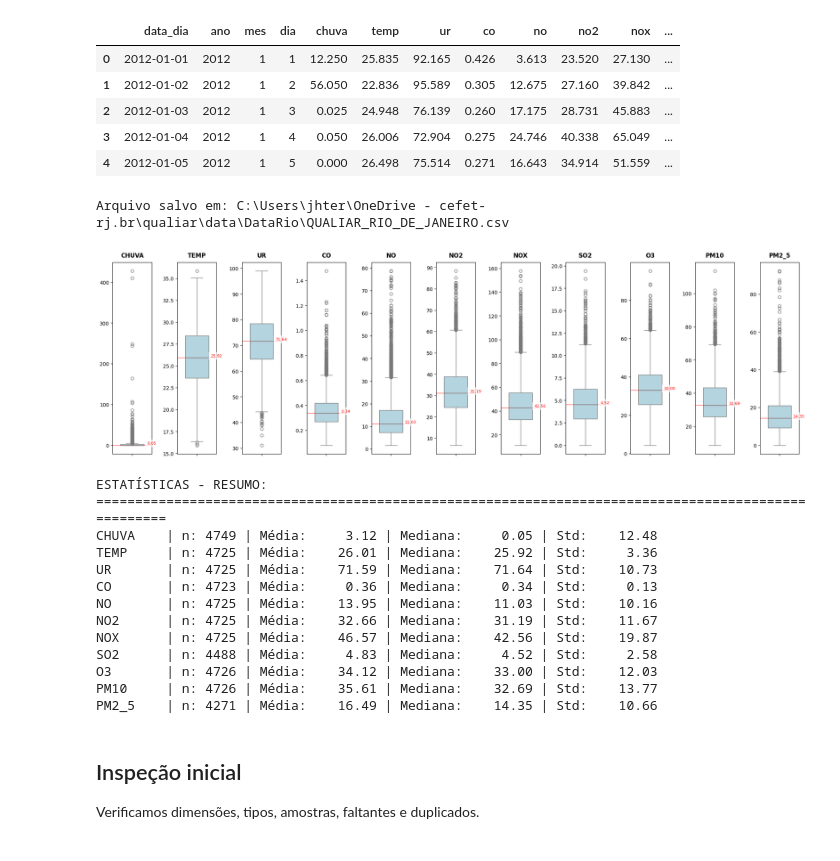
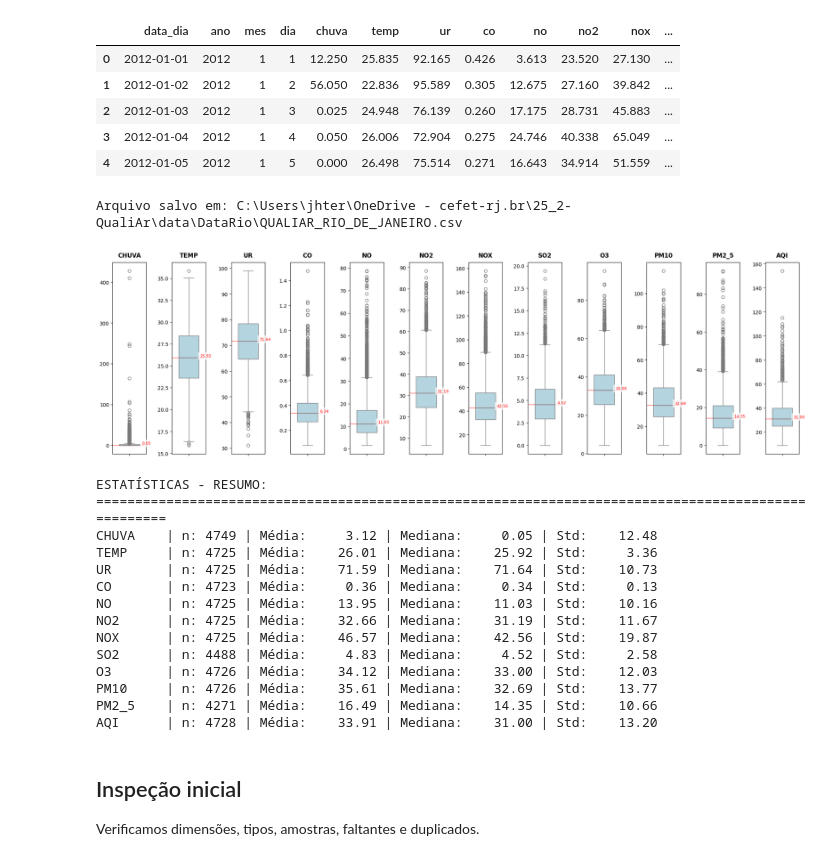
Before and after one commit to EIC-BCC/25_2-QualiAr, a Jupyter notebook: Analise-Exploratoria/Qualidade-Ar-RJ/qualiar_rj.ipynb, the cells around one changed output. Cells and saved outputs as stored; diff of their text form; code cells hidden in the pictures.

```diff
--- a/Analise-Exploratoria/Qualidade-Ar-RJ/qualiar_rj.ipynb
+++ b/Analise-Exploratoria/Qualidade-Ar-RJ/qualiar_rj.ipynb
@@ -93,7 +88,7 @@ def carregar_estacoes_github(estacoes):
 
     estacoes: lista de nomes das estações (strings, ex.: ["BANGU", "CAMPO_GRANDE", ...])
     """
-    base_url = "https://raw.githubusercontent.com/AILAB-CEFET-RJ/qualiar/main/data/DataRio/Estacoes_Tratadas_Por_Dia"
+    base_url = "https://raw.githubusercontent.com/EIC-BCC/25_2-QualiAr/refs/heads/main/data/DataRio/Estacoes_Tratadas_Por_Dia"
 
     dfs = []
     for est in estacoes:
@@ -212,7 +207,7 @@ display(df_cidade.head())
 | 3 | 2012-01-04 | 2012 | 1 | 4 | 0.050 | 26.006 | 72.904 | 0.275 | 24.746 | 40.338 | 65.049 | ... |
 | 4 | 2012-01-05 | 2012 | 1 | 5 | 0.000 | 26.498 | 75.514 | 0.271 | 16.643 | 34.914 | 51.559 | ... |
 # %%
-project_root = Path().resolve().parents[2]
+project_root = Path().resolve().parents[1]
 
 output_dir = project_root / "data" / "DataRio"
 output_dir.mkdir(parents=True, exist_ok=True)
@@ -222,13 +217,8 @@ df_cidade.to_csv(output_csv_path, index=False, encoding='utf-8')
 
 print(f"Arquivo salvo em: {output_csv_path}")
 # %% [output]
-Arquivo salvo em: C:\Users\jhter\OneDrive - cefet-rj.br\qualiar\data\DataRio\QUALIAR_RIO_DE_JANEIRO.csv
+Arquivo salvo em: C:\Users\jhter\OneDrive - cefet-rj.br\25_2-QualiAr\data\DataRio\QUALIAR_RIO_DE_JANEIRO.csv
 # %%
-import matplotlib.pyplot as plt
-import seaborn as sns
-import pandas as pd
-import numpy as np
-
 def plot_boxplots_linha_unica(df, variaveis, figsize=(20, 6)):
     """
     Gera todos os box plots em uma única linha horizontal
@@ -262,35 +252,35 @@ def plot_boxplots_linha_unica(df, variaveis, figsize=(20, 6)):
         sns.boxplot(y=df[var], ax=axes[i], color='lightblue', width=0.6)
 
         # Títulos e formatação
         axes[i].set_title(var.upper(), fontsize=12, fontweight='bold', pad=10)
         axes[i].set_ylabel('')  # Remove o label do eixo Y para economizar espaço
 
         # Adiciona valor da mediana no gráfico
         mediana = df[var].median()
         axes[i].axhline(y=mediana, color='red', linestyle='-', alpha=0.7, linewidth=1)
         axes[i].text(0.5, mediana, f'{mediana:.2f}',
                     ha='center', va='bottom', fontsize=8, color='red',
                     bbox=dict(facecolor='white', alpha=0.7, edgecolor='none'))
 
         # Rotaciona os labels do eixo X se necessário
         axes[i].tick_params(axis='x', rotation=45)
 
     plt.tight_layout()
     plt.show()
 
     # Imprime estatísticas no console
     print("ESTATÍSTICAS - RESUMO:")
     print("="*100)
     for var in variaveis_existentes:
         print(f"{var.upper():8} | n: {df[var].count():4} | Média: {df[var].mean():8.2f} | Mediana: {df[var].median():8.2f} | Std: {df[var].std():8.2f}")
 
 # Lista das variáveis
-variaveis_analise = ['chuva', 'temp', 'ur', 'co', 'no', 'no2', 'nox', 'so2', 'o3', 'pm10', 'pm2_5']
+variaveis_analise = ['chuva', 'temp', 'ur', 'co', 'no', 'no2', 'nox', 'so2', 'o3', 'pm10', 'pm2_5', 'AQI']
 
 # Executa a função
 plot_boxplots_linha_unica(df_cidade, variaveis_analise)
 # %% [output]
-[figure, old version]
+[figure, new version]
 ESTATÍSTICAS - RESUMO:
 ====================================================================================================
 CHUVA    | n: 4749 | Média:     3.12 | Mediana:     0.05 | Std:    12.48
@@ -304,6 +294,7 @@ SO2      | n: 4488 | Média:     4.83 | Mediana:     4.52 | Std:     2.58
 O3       | n: 4726 | Média:    34.12 | Mediana:    33.00 | Std:    12.03
 PM10     | n: 4726 | Média:    35.61 | Mediana:    32.69 | Std:    13.77
 PM2_5    | n: 4271 | Média:    16.49 | Mediana:    14.35 | Std:    10.66
+AQI      | n: 4728 | Média:    33.91 | Mediana:    31.00 | Std:    13.20
 # %% [markdown]
 ## Inspeção inicial
 Verificamos dimensões, tipos, amostras, faltantes e duplicados.
```
Also changed, not shown: parts of 21 cells of this notebook, 10 other files.
